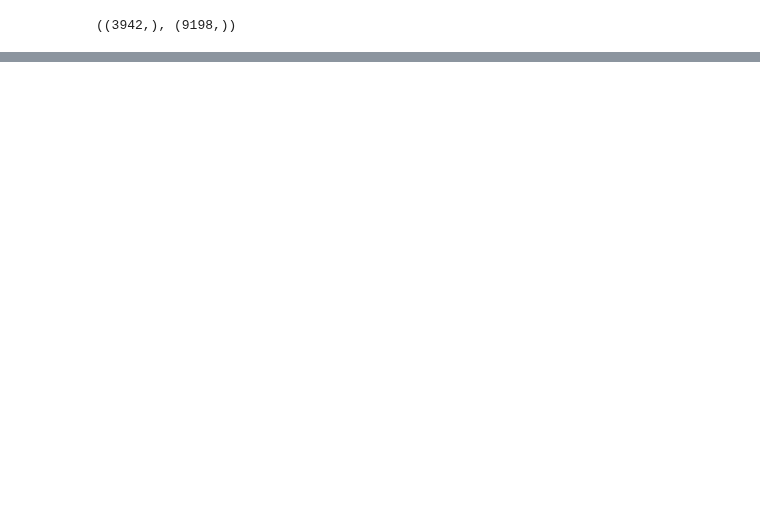
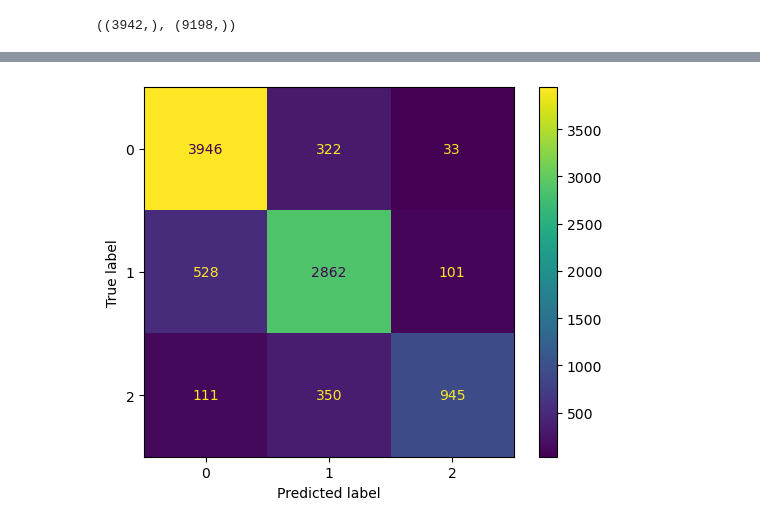
Before and after one commit to FaridRash/DATA-MINING-MACHINE-LEARNING-semester-2-, a Jupyter notebook: The Final Project/Notebooks/Farid/Farid_CNN_linux.ipynb, the cells around one changed output, grey strips where cells are left out. Saved outputs shown, nothing was run; the diff lists cells and outputs as text; code cells hidden in the pictures; blank space fills up the shorter version.

```diff
--- a/The Final Project/Notebooks/Farid/Farid_CNN_linux.ipynb
+++ b/The Final Project/Notebooks/Farid/Farid_CNN_linux.ipynb
@@ -374,0 +387,7 @@ Acc Train: 0.8869319417264623 - Acc Test: 0.8528665651953323 - Percision: 0.8528
+# %%
+c_mat_train = confusion_matrix(y_true=y_train, y_pred=y_pred_train_smax)
+
+disp = ConfusionMatrixDisplay(c_mat_train)
+disp.plot();
+# %% [output]
+[figure, added]
```
Also changed, not shown: parts of 11 cells of this notebook.
